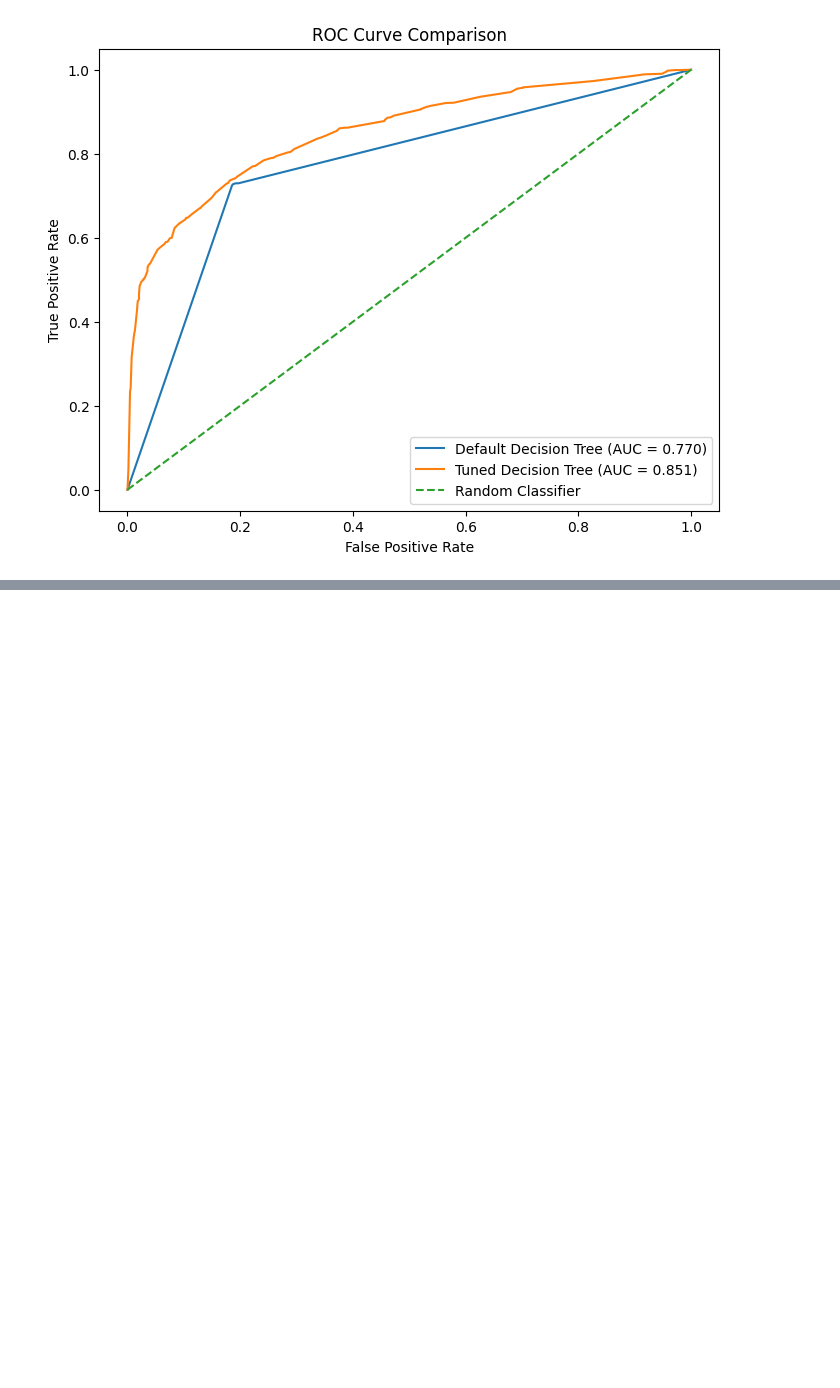
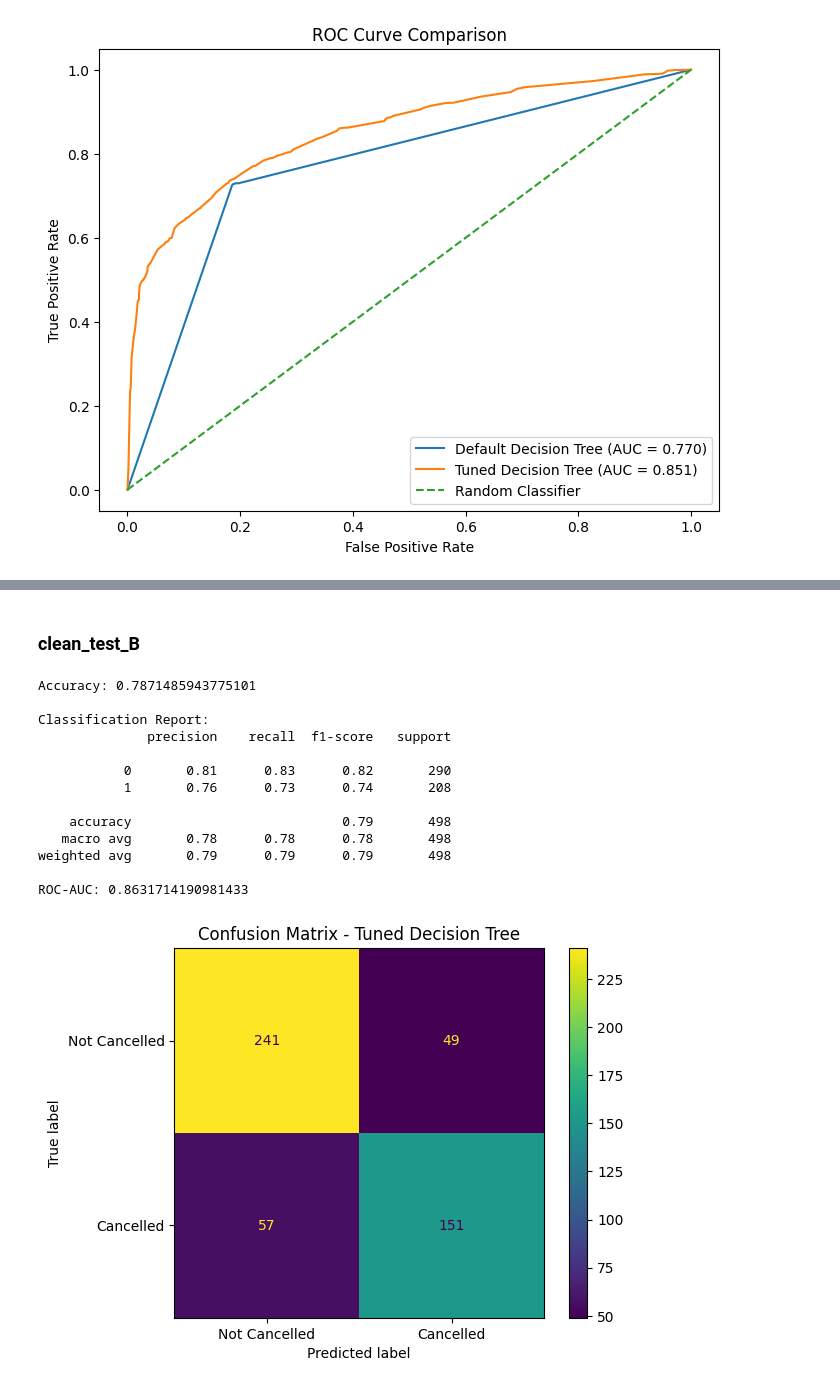
Before and after one commit to Matsuzaki-Yuta/CAB330_Assignment1, a Jupyter notebook: models/decision_tree.ipynb, the cells around one changed output, grey strips where cells are left out. Saved outputs shown, nothing was run; the diff lists cells and outputs as text; code cells hidden in the pictures; blank space fills up the shorter version.

```diff
--- a/models/decision_tree.ipynb
+++ b/models/decision_tree.ipynb
@@ -308,0 +381,23 @@ plot_roc_comparison(
+# %% [markdown]
+### clean_test_B
+# %%
+evaluate_individual_dataset(
+    best_tree,
+    "../data/clean_test_B.csv",
+    model_name="Tuned Decision Tree"
+)
+# %% [output]
+Accuracy: 0.7871485943775101
+
+Classification Report:
+              precision    recall  f1-score   support
+
+           0       0.81      0.83      0.82       290
+           1       0.76      0.73      0.74       208
+
+    accuracy                           0.79       498
+   macro avg       0.78      0.78      0.78       498
+weighted avg       0.79      0.79      0.79       498
+
+ROC-AUC: 0.8631714190981433
+[figure, added]
```
Also changed, not shown: parts of 7 cells of this notebook.
